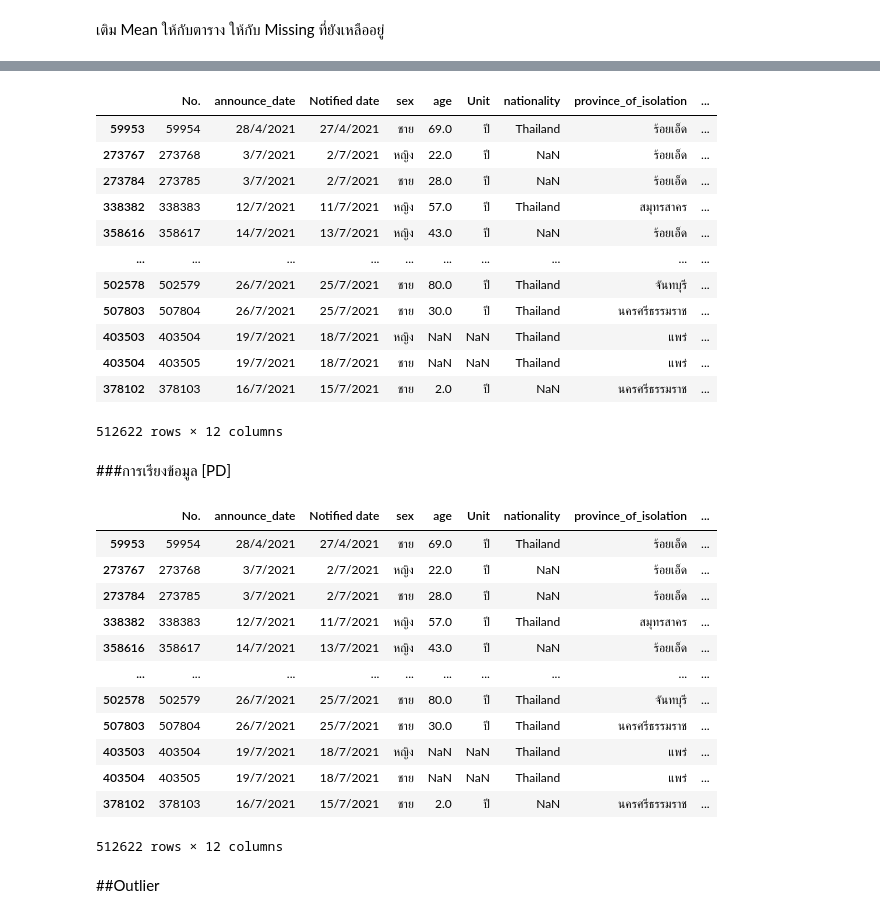
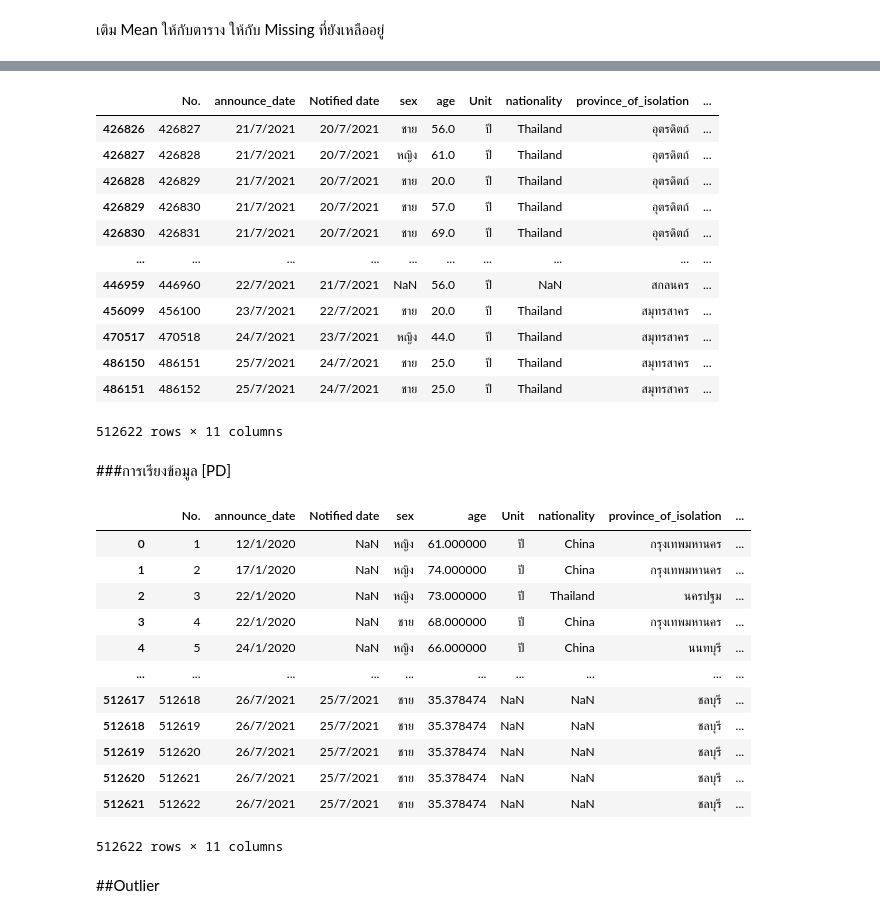
Before and after one commit to Chanunchida-May/DWDM21, a Jupyter notebook: Data_Preprocessing_(chapter3).ipynb, the cells around one changed output, grey strips where cells are left out. Saved outputs shown, nothing was run; the diff lists cells and outputs as text; code cells hidden in the pictures.

```diff
--- a/Data_Preprocessing_(chapter3).ipynb
+++ b/Data_Preprocessing_(chapter3).ipynb
@@ -967,4 +939,4 @@ data_cases2_nomissingage
 # %% [markdown]
 เติม Mean ให้กับตาราง ให้กับ Missing ที่ยังเหลืออยู่
 # %%
-data_cases2_nomissingage[['any']] = data_cases2_nomissingage[['age']].fillna(data_cases2_nomissingage['age'].mean())
+data_cases2_nomissingage[['age']] = data_cases2_nomissingage[['age']].fillna(data_cases2_nomissingage['age'].mean())
@@ -972,37 +960,38 @@ data_cases2_nomissingage[['any']] = data_cases2_nomissingage[['age']].fillna(dat
 data_cases2_nomissingage
 # %% [output]
 |  | No. | announce_date | Notified date | sex | age | Unit | nationality | province_of_isolation | ... |
-| 59953 | 59954 | 28/4/2021 | 27/4/2021 | ชาย | 69.0 | ปี | Thailand | ร้อยเอ็ด | ... |
-| 273767 | 273768 | 3/7/2021 | 2/7/2021 | หญิง | 22.0 | ปี | NaN | ร้อยเอ็ด | ... |
-| 273784 | 273785 | 3/7/2021 | 2/7/2021 | ชาย | 28.0 | ปี | NaN | ร้อยเอ็ด | ... |
-| 338382 | 338383 | 12/7/2021 | 11/7/2021 | หญิง | 57.0 | ปี | Thailand | สมุทรสาคร | ... |
-| 358616 | 358617 | 14/7/2021 | 13/7/2021 | หญิง | 43.0 | ปี | NaN | ร้อยเอ็ด | ... |
+| 426826 | 426827 | 21/7/2021 | 20/7/2021 | ชาย | 56.0 | ปี | Thailand | อุตรดิตถ์ | ... |
+| 426827 | 426828 | 21/7/2021 | 20/7/2021 | หญิง | 61.0 | ปี | Thailand | อุตรดิตถ์ | ... |
+| 426828 | 426829 | 21/7/2021 | 20/7/2021 | ชาย | 20.0 | ปี | Thailand | อุตรดิตถ์ | ... |
+| 426829 | 426830 | 21/7/2021 | 20/7/2021 | ชาย | 57.0 | ปี | Thailand | อุตรดิตถ์ | ... |
+| 426830 | 426831 | 21/7/2021 | 20/7/2021 | ชาย | 69.0 | ปี | Thailand | อุตรดิตถ์ | ... |
 | ... | ... | ... | ... | ... | ... | ... | ... | ... | ... |
-| 502578 | 502579 | 26/7/2021 | 25/7/2021 | ชาย | 80.0 | ปี | Thailand | จันทบุรี | ... |
-| 507803 | 507804 | 26/7/2021 | 25/7/2021 | ชาย | 30.0 | ปี | Thailand | นครศรีธรรมราช | ... |
-| 403503 | 403504 | 19/7/2021 | 18/7/2021 | หญิง | NaN | NaN | Thailand | แพร่ | ... |
-| 403504 | 403505 | 19/7/2021 | 18/7/2021 | ชาย | NaN | NaN | Thailand | แพร่ | ... |
-| 378102 | 378103 | 16/7/2021 | 15/7/2021 | ชาย | 2.0 | ปี | NaN | นครศรีธรรมราช | ... |
+| 446959 | 446960 | 22/7/2021 | 21/7/2021 | NaN | 56.0 | ปี | NaN | สกลนคร | ... |
+| 456099 | 456100 | 23/7/2021 | 22/7/2021 | ชาย | 20.0 | ปี | Thailand | สมุทรสาคร | ... |
+| 470517 | 470518 | 24/7/2021 | 23/7/2021 | หญิง | 44.0 | ปี | Thailand | สมุทรสาคร | ... |
+| 486150 | 486151 | 25/7/2021 | 24/7/2021 | ชาย | 25.0 | ปี | Thailand | สมุทรสาคร | ... |
+| 486151 | 486152 | 25/7/2021 | 24/7/2021 | ชาย | 25.0 | ปี | Thailand | สมุทรสาคร | ... |
-512622 rows × 12 columns
+512622 rows × 11 columns
 # %% [markdown]
 ###การเรียงข้อมูล [PD]
 # %%
-data_cases2_nomissingage.sort_values(by=['No.'])
+
+data_cases2_nomissingage = data_cases2_nomissingage.sort_values(by=['No.'])
 data_cases2_nomissingage
 # %% [output]
 |  | No. | announce_date | Notified date | sex | age | Unit | nationality | province_of_isolation | ... |
-| 59953 | 59954 | 28/4/2021 | 27/4/2021 | ชาย | 69.0 | ปี | Thailand | ร้อยเอ็ด | ... |
-| 273767 | 273768 | 3/7/2021 | 2/7/2021 | หญิง | 22.0 | ปี | NaN | ร้อยเอ็ด | ... |
-| 273784 | 273785 | 3/7/2021 | 2/7/2021 | ชาย | 28.0 | ปี | NaN | ร้อยเอ็ด | ... |
-| 338382 | 338383 | 12/7/2021 | 11/7/2021 | หญิง | 57.0 | ปี | Thailand | สมุทรสาคร | ... |
-| 358616 | 358617 | 14/7/2021 | 13/7/2021 | หญิง | 43.0 | ปี | NaN | ร้อยเอ็ด | ... |
+| 0 | 1 | 12/1/2020 | NaN | หญิง | 61.000000 | ปี | China | กรุงเทพมหานคร | ... |
+| 1 | 2 | 17/1/2020 | NaN | หญิง | 74.000000 | ปี | China | กรุงเทพมหานคร | ... |
+| 2 | 3 | 22/1/2020 | NaN | หญิง | 73.000000 | ปี | Thailand | นครปฐม | ... |
+| 3 | 4 | 22/1/2020 | NaN | ชาย | 68.000000 | ปี | China | กรุงเทพมหานคร | ... |
+| 4 | 5 | 24/1/2020 | NaN | หญิง | 66.000000 | ปี | China | นนทบุรี | ... |
 | ... | ... | ... | ... | ... | ... | ... | ... | ... | ... |
-| 502578 | 502579 | 26/7/2021 | 25/7/2021 | ชาย | 80.0 | ปี | Thailand | จันทบุรี | ... |
-| 507803 | 507804 | 26/7/2021 | 25/7/2021 | ชาย | 30.0 | ปี | Thailand | นครศรีธรรมราช | ... |
-| 403503 | 403504 | 19/7/2021 | 18/7/2021 | หญิง | NaN | NaN | Thailand | แพร่ | ... |
-| 403504 | 403505 | 19/7/2021 | 18/7/2021 | ชาย | NaN | NaN | Thailand | แพร่ | ... |
-| 378102 | 378103 | 16/7/2021 | 15/7/2021 | ชาย | 2.0 | ปี | NaN | นครศรีธรรมราช | ... |
+| 512617 | 512618 | 26/7/2021 | 25/7/2021 | ชาย | 35.378474 | NaN | NaN | ชลบุรี | ... |
+| 512618 | 512619 | 26/7/2021 | 25/7/2021 | ชาย | 35.378474 | NaN | NaN | ชลบุรี | ... |
+| 512619 | 512620 | 26/7/2021 | 25/7/2021 | ชาย | 35.378474 | NaN | NaN | ชลบุรี | ... |
+| 512620 | 512621 | 26/7/2021 | 25/7/2021 | ชาย | 35.378474 | NaN | NaN | ชลบุรี | ... |
+| 512621 | 512622 | 26/7/2021 | 25/7/2021 | ชาย | 35.378474 | NaN | NaN | ชลบุรี | ... |
-512622 rows × 12 columns
+512622 rows × 11 columns
 # %% [markdown]
 ##Outlier
 # %%
```
Also changed, not shown: parts of 57 cells of this notebook.
